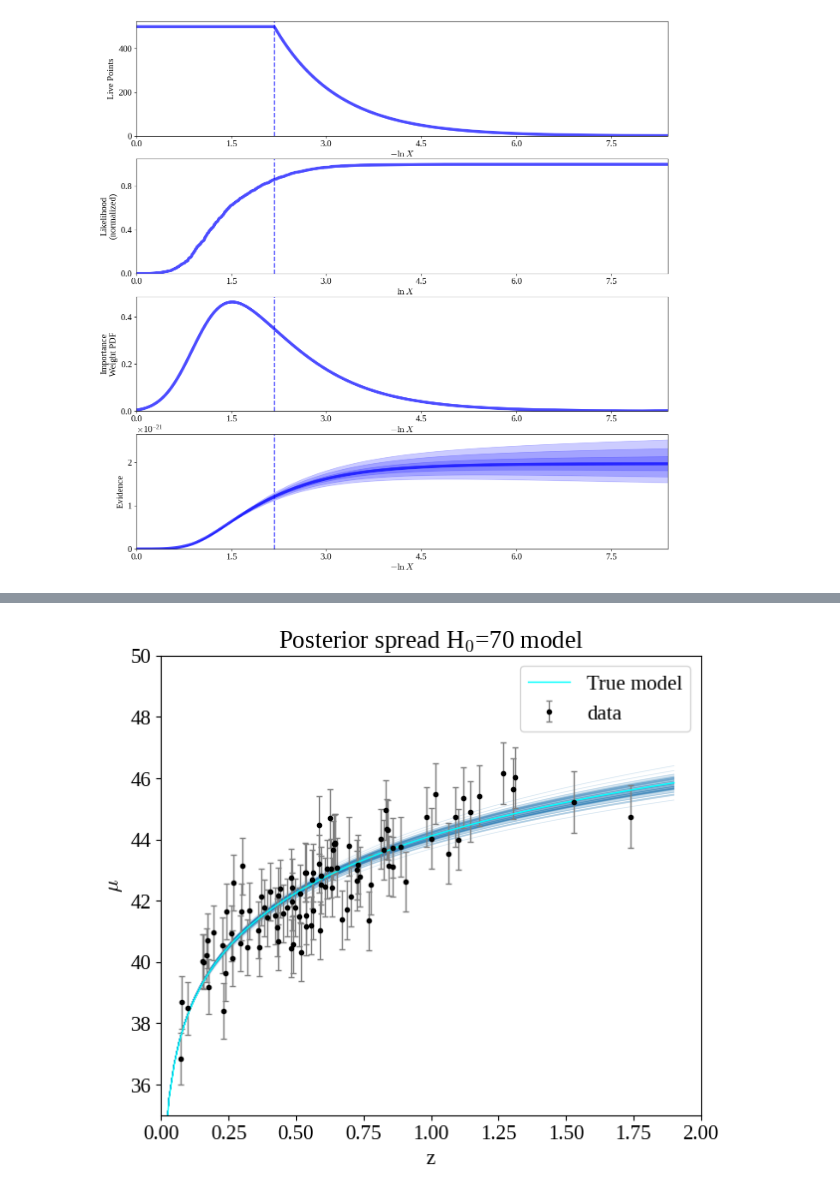
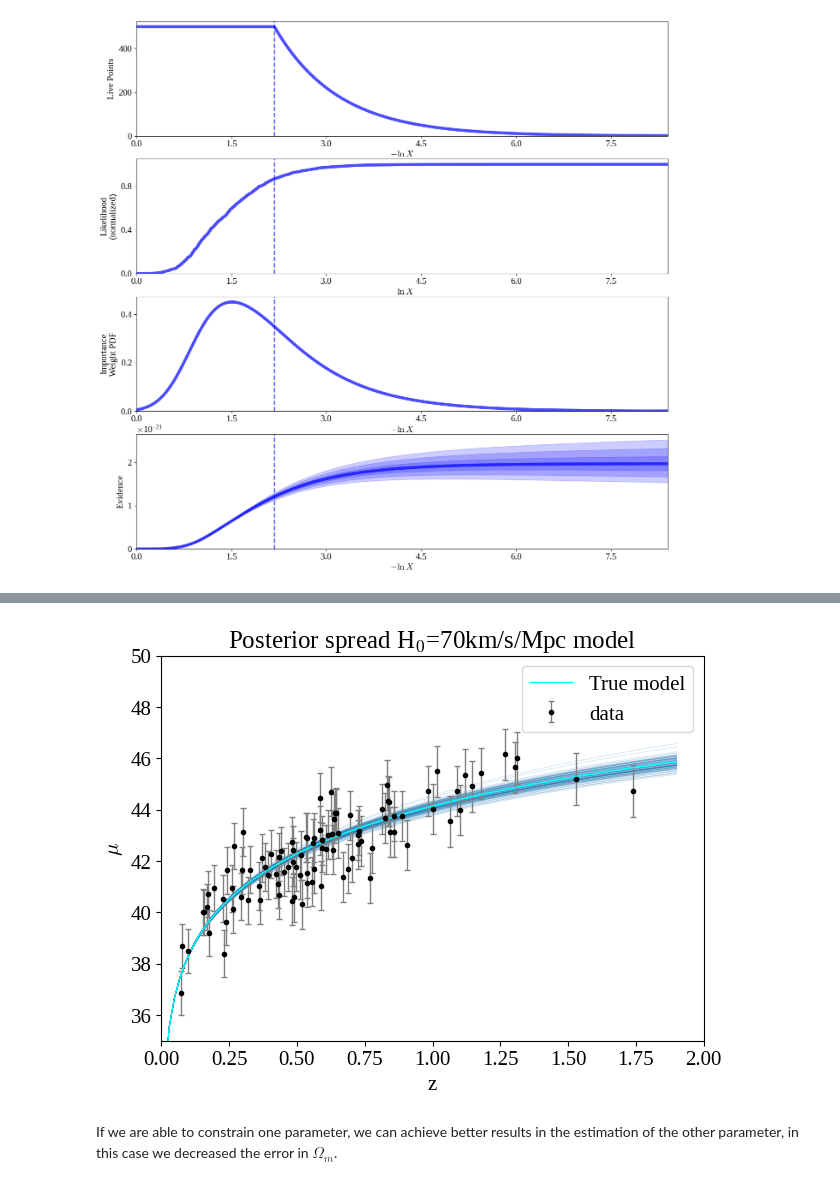
Before and after one commit to Alexpedro130/astrostatistics_bicocca_2023, a Jupyter notebook: working/L18_SN_distance_2.ipynb, the cells around one changed output, grey strips where cells are left out. Saved outputs shown, nothing was run; the diff lists cells and outputs as text; code cells hidden in the pictures.

```diff
--- a/working/L18_SN_distance_2.ipynb
+++ b/working/L18_SN_distance_2.ipynb
@@ -205,6 +261,6 @@ def loglike_noDM(par):
     return - 0.5 * np.sum((mu_sample-mufit)**2/(dmu**2))
 # %%
-sampler_noDM = dynesty.NestedSampler(loglike_noDM, prior_noDM, ndim_noDM)
-sampler_noDM.run_nested()
-result_noDM = sampler_noDM.results
+sampler_noDE = dynesty.NestedSampler(loglike_noDE, prior_noDE, ndim_noDE)
+sampler_noDE.run_nested()
+result_noDE = sampler_noDE.results
 # %% [output]
@@ -222,6 +278,6 @@ tfig, taxes = dyplot.traceplot(result_noDM, labels=labels_noDM)
 # %%
-samples_noDM = result_noDM.samples
-weights_noDM = np.exp(result_noDM.logwt - result_noDM.logz[-1])
+samples_noDE = result_noDE.samples
+weights_noDE = np.exp(result_noDE.logwt - result_noDE.logz[-1])
 
-samples_eq_noDM = dyfunc.resample_equal(samples_noDM, weights_noDM)
+samples_eq_noDE = dyfunc.resample_equal(samples_noDE, weights_noDE)
 # %%
@@ -240,18 +300,18 @@ H0 = 57.78 + 4.15 - 3.98
 # %%
-sample100_noDM = samples_eq_noDM[np.random.choice(range(len(samples_eq_noDM)), 100)]
+sample100_noDE = samples_eq_noDE[np.random.choice(range(len(samples_eq_noDE)), 100)]
 
 zgrid = np.linspace(0.01,1.9,100)
 
-for H0 in sample100_noDM:
-    model_spread_noDM = model_noDM(float(H0), 1, zgrid)
-    plt.plot(zgrid, model_spread_noDM, alpha=0.2, color='C0', lw=0.5)
+for H0 in sample100_noDE:
+    model_spread_noDE = model_noDE(float(H0), 1, zgrid)
+    plt.plot(zgrid, model_spread_noDE, alpha=0.2, color='C0', lw=0.5)
 
 plt.errorbar(z_sample, mu_sample, dmu, fmt='.k', ecolor='gray', capsize=2, lw=1, label='data')
 plt.xlabel("z")
 plt.ylabel("$\mu$")
 plt.xlim(0,2)
 plt.ylim(35,50)
-plt.title('Posterior spread no DM model')
+plt.title('Posterior spread no DE model')
 plt.plot(zgrid, true_model, c='Cyan', lw=1, label='True model')
 plt.legend()
 plt.show()
@@ -283,16 +347,16 @@ plt.legend()
 
 ax = fig.add_subplot(122)
 
-for H0 in sample100_noDM:
-    model_spread_noDM = model_noDM(float(H0), 1, zgrid)
-    plt.plot(zgrid, model_spread_noDM, alpha=0.2, color='C0', lw=0.5)
+for H0 in sample100_noDE:
+    model_spread_noDE = model_noDE(float(H0), 1, zgrid)
+    plt.plot(zgrid, model_spread_noDE, alpha=0.2, color='C0', lw=0.5)
 
 plt.errorbar(z_sample, mu_sample, dmu, fmt='.k', ecolor='gray', capsize=2, lw=1, label='data')
 plt.xlabel("z")
 plt.ylabel("$\mu$")
 plt.xlim(0,2)
 plt.ylim(35,50)
-plt.title('Posterior spread of the no DM model')
+plt.title('Posterior spread of the no DE model')
 plt.plot(zgrid, true_model, c='Cyan', lw=1, label='True model')
 plt.legend()
 plt.show()
@@ -374,20 +442,22 @@ Om = 0.31 + 0.19 - 0.16
 # %%
 sample100_H0 = samples_eq_H0[np.random.choice(range(len(samples_eq_H0)), 100)]
 
 zgrid = np.linspace(0.01,1.9,100)
 
 for Om in sample100_H0:
     model_spread_H0 = model_H0(70, float(Om), zgrid)
     plt.plot(zgrid, model_spread_H0, alpha=0.2, color='C0', lw=0.5)
 
 plt.errorbar(z_sample, mu_sample, dmu, fmt='.k', ecolor='gray', capsize=2, lw=1, label='data')
 plt.xlabel("z")
 plt.ylabel("$\mu$")
 plt.xlim(0,2)
 plt.ylim(35,50)
-plt.title('Posterior spread H$_0$=70 model')
+plt.title('Posterior spread H$_0$=70km/s/Mpc model')
 plt.plot(zgrid, true_model, c='Cyan', lw=1, label='True model')
 plt.legend()
 plt.show()
 # %% [output]
-[figure, old version]
+[figure, new version]
+# %% [markdown]
+If we are able to constrain one parameter, we can achieve better results in the estimation of the other parameter, in this case we decreased the error in $\Omega_m$.
```
Also changed, not shown: parts of 42 cells of this notebook.
